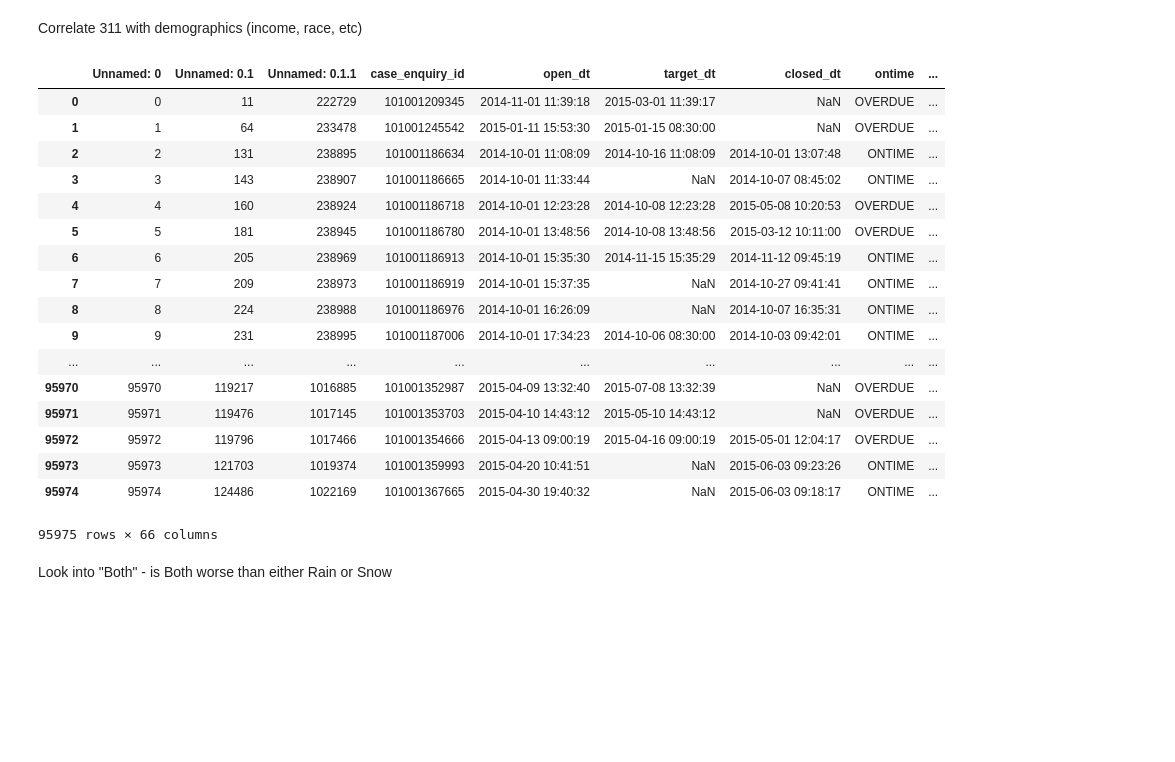
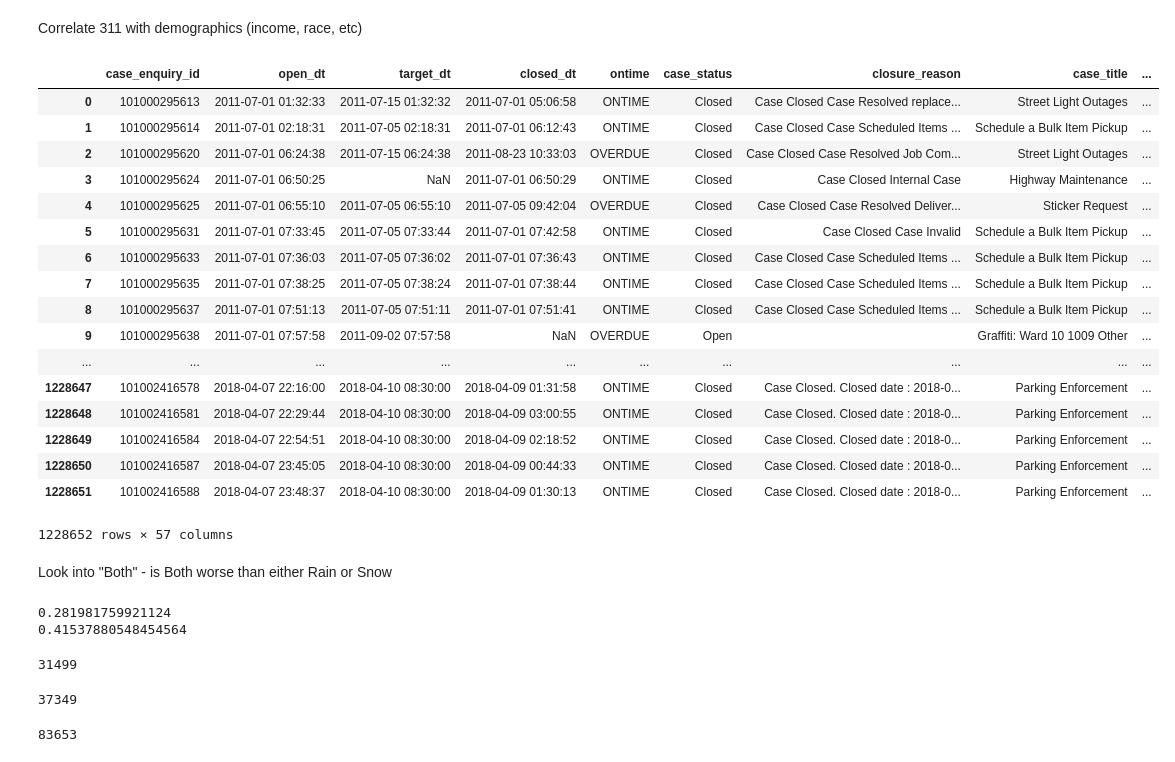
Before and after one commit to mattdailis/bostonography, a Jupyter notebook: final_project.ipynb, the cells around one changed output. Cells and saved outputs as stored; diff of their text form; code cells hidden in the pictures; blank space fills up the shorter version.

```diff
--- a/final_project.ipynb
+++ b/final_project.ipynb
@@ -87,0 +93,12 @@ Name: open_dt, Length: 1485836, dtype: int64
+# %%
+def convert_neighborhood(neighborhood):
+    conversions = [("Allston / Brighton", "Allston/Brighton"),
+                   ("Allston", "Allston/Brighton"),
+                   ("Brighton", "Allston/Brighton"),
+                   ("Back Bay", "Back Bay/Beacon Hill"),
+                   ("Beacon Hill", "Back Bay/Beacon Hill"),
+                   ("Fenway / Kenmore / Audubon Circle / Longwood", "Fenway/Kenmore")]
+    for left, right in conversions:
+        if neighborhood == left:
+            return right
+    return neighborhood
@@ -166,31 +211,37 @@ plt.show()
 - Snow has a delayed effect - requests related to snow can happen the day after it snows
 # %% [markdown]
 Correlate 311 with demographics (income, race, etc)
-# %%
-df_311_weather_income
-# %% [output]
-|  | Unnamed: 0 | Unnamed: 0.1 | Unnamed: 0.1.1 | case_enquiry_id | open_dt | target_dt | closed_dt | ontime | ... |
-| 0 | 0 | 11 | 222729 | 101001209345 | 2014-11-01 11:39:18 | 2015-03-01 11:39:17 | NaN | OVERDUE | ... |
-| 1 | 1 | 64 | 233478 | 101001245542 | 2015-01-11 15:53:30 | 2015-01-15 08:30:00 | NaN | OVERDUE | ... |
-| 2 | 2 | 131 | 238895 | 101001186634 | 2014-10-01 11:08:09 | 2014-10-16 11:08:09 | 2014-10-01 13:07:48 | ONTIME | ... |
-| 3 | 3 | 143 | 238907 | 101001186665 | 2014-10-01 11:33:44 | NaN | 2014-10-07 08:45:02 | ONTIME | ... |
-| 4 | 4 | 160 | 238924 | 101001186718 | 2014-10-01 12:23:28 | 2014-10-08 12:23:28 | 2015-05-08 10:20:53 | OVERDUE | ... |
-| 5 | 5 | 181 | 238945 | 101001186780 | 2014-10-01 13:48:56 | 2014-10-08 13:48:56 | 2015-03-12 10:11:00 | OVERDUE | ... |
-| 6 | 6 | 205 | 238969 | 101001186913 | 2014-10-01 15:35:30 | 2014-11-15 15:35:29 | 2014-11-12 09:45:19 | ONTIME | ... |
-| 7 | 7 | 209 | 238973 | 101001186919 | 2014-10-01 15:37:35 | NaN | 2014-10-27 09:41:41 | ONTIME | ... |
-| 8 | 8 | 224 | 238988 | 101001186976 | 2014-10-01 16:26:09 | NaN | 2014-10-07 16:35:31 | ONTIME | ... |
-| 9 | 9 | 231 | 238995 | 101001187006 | 2014-10-01 17:34:23 | 2014-10-06 08:30:00 | 2014-10-03 09:42:01 | ONTIME | ... |
-| ... | ... | ... | ... | ... | ... | ... | ... | ... | ... |
-| 95970 | 95970 | 119217 | 1016885 | 101001352987 | 2015-04-09 13:32:40 | 2015-07-08 13:32:39 | NaN | OVERDUE | ... |
-| 95971 | 95971 | 119476 | 1017145 | 101001353703 | 2015-04-10 14:43:12 | 2015-05-10 14:43:12 | NaN | OVERDUE | ... |
-| 95972 | 95972 | 119796 | 1017466 | 101001354666 | 2015-04-13 09:00:19 | 2015-04-16 09:00:19 | 2015-05-01 12:04:17 | OVERDUE | ... |
-| 95973 | 95973 | 121703 | 1019374 | 101001359993 | 2015-04-20 10:41:51 | NaN | 2015-06-03 09:23:26 | ONTIME | ... |
-| 95974 | 95974 | 124486 | 1022169 | 101001367665 | 2015-04-30 19:40:32 | NaN | 2015-06-03 09:18:17 | ONTIME | ... |
-95975 rows × 66 columns
+# %%
+df
+# %% [output]
+|  | case_enquiry_id | open_dt | target_dt | closed_dt | ontime | case_status | closure_reason | case_title | ... |
+| 0 | 101000295613 | 2011-07-01 01:32:33 | 2011-07-15 01:32:32 | 2011-07-01 05:06:58 | ONTIME | Closed | Case Closed Case Resolved replace... | Street Light Outages | ... |
+| 1 | 101000295614 | 2011-07-01 02:18:31 | 2011-07-05 02:18:31 | 2011-07-01 06:12:43 | ONTIME | Closed | Case Closed Case Scheduled Items ... | Schedule a Bulk Item Pickup | ... |
+| 2 | 101000295620 | 2011-07-01 06:24:38 | 2011-07-15 06:24:38 | 2011-08-23 10:33:03 | OVERDUE | Closed | Case Closed Case Resolved Job Com... | Street Light Outages | ... |
+| 3 | 101000295624 | 2011-07-01 06:50:25 | NaN | 2011-07-01 06:50:29 | ONTIME | Closed | Case Closed Internal Case | Highway Maintenance | ... |
+| 4 | 101000295625 | 2011-07-01 06:55:10 | 2011-07-05 06:55:10 | 2011-07-05 09:42:04 | OVERDUE | Closed | Case Closed Case Resolved Deliver... | Sticker Request | ... |
+| 5 | 101000295631 | 2011-07-01 07:33:45 | 2011-07-05 07:33:44 | 2011-07-01 07:42:58 | ONTIME | Closed | Case Closed Case Invalid | Schedule a Bulk Item Pickup | ... |
+| 6 | 101000295633 | 2011-07-01 07:36:03 | 2011-07-05 07:36:02 | 2011-07-01 07:36:43 | ONTIME | Closed | Case Closed Case Scheduled Items ... | Schedule a Bulk Item Pickup | ... |
+| 7 | 101000295635 | 2011-07-01 07:38:25 | 2011-07-05 07:38:24 | 2011-07-01 07:38:44 | ONTIME | Closed | Case Closed Case Scheduled Items ... | Schedule a Bulk Item Pickup | ... |
+| 8 | 101000295637 | 2011-07-01 07:51:13 | 2011-07-05 07:51:11 | 2011-07-01 07:51:41 | ONTIME | Closed | Case Closed Case Scheduled Items ... | Schedule a Bulk Item Pickup | ... |
+| 9 | 101000295638 | 2011-07-01 07:57:58 | 2011-09-02 07:57:58 | NaN | OVERDUE | Open |  | Graffiti: Ward 10 1009 Other | ... |
+| ... | ... | ... | ... | ... | ... | ... | ... | ... | ... |
+| 1228647 | 101002416578 | 2018-04-07 22:16:00 | 2018-04-10 08:30:00 | 2018-04-09 01:31:58 | ONTIME | Closed | Case Closed. Closed date : 2018-0... | Parking Enforcement | ... |
+| 1228648 | 101002416581 | 2018-04-07 22:29:44 | 2018-04-10 08:30:00 | 2018-04-09 03:00:55 | ONTIME | Closed | Case Closed. Closed date : 2018-0... | Parking Enforcement | ... |
+| 1228649 | 101002416584 | 2018-04-07 22:54:51 | 2018-04-10 08:30:00 | 2018-04-09 02:18:52 | ONTIME | Closed | Case Closed. Closed date : 2018-0... | Parking Enforcement | ... |
+| 1228650 | 101002416587 | 2018-04-07 23:45:05 | 2018-04-10 08:30:00 | 2018-04-09 00:44:33 | ONTIME | Closed | Case Closed. Closed date : 2018-0... | Parking Enforcement | ... |
+| 1228651 | 101002416588 | 2018-04-07 23:48:37 | 2018-04-10 08:30:00 | 2018-04-09 01:30:13 | ONTIME | Closed | Case Closed. Closed date : 2018-0... | Parking Enforcement | ... |
+1228652 rows × 57 columns
 # %% [markdown]
 Look into "Both" - is Both worse than either Rain or Snow
 # %%
 # What is the average days_since_last_snow for snow removal requests
-
 # 1. filter the table for only entries about snow removal
+plow_requests = df[df['case_title'].str.contains("Snow", na=False)]
 # 2. for those entries, compute the average of days_since_last_snow
+select_by = (plow_requests['Year'] == 2014) & (plow_requests['Month'] > 8) | ((plow_requests['Year'] == 2015) & (plow_requests['Month'] < 5))
+print(plow_requests[select_by]['days_since_last_snow'].mean())
+print(plow_requests['days_since_last_snow'].mean())
+# %% [output]
+0.281981759921124
+0.41537880548454564
@@ -196,0 +266,6 @@ Look into "Both" - is Both worse than either Rain or Snow
+# %%
+# count in which there was no snow yet reports on 311 related to snow
+count_no = no_snow_data['case_title'].count()
+count_no
+# %% [output]
+31499
@@ -196,0 +274,6 @@ Look into "Both" - is Both worse than either Rain or Snow
+# %%
+# count in which there was snow AND reports on 311 related to snow
+count_yes = yes_snow_data['case_title'].count()
+count_yes
+# %% [output]
+37349
@@ -196,0 +287,6 @@ Look into "Both" - is Both worse than either Rain or Snow
+# %%
+# count in which there was no snow in the 311 report but yes snow in terms of weather
+count_noSnowReport = yesSnow_noReport['case_title'].count()
+count_noSnowReport
+# %% [output]
+83653
```
Also changed, not shown: parts of 38 cells of this notebook.
